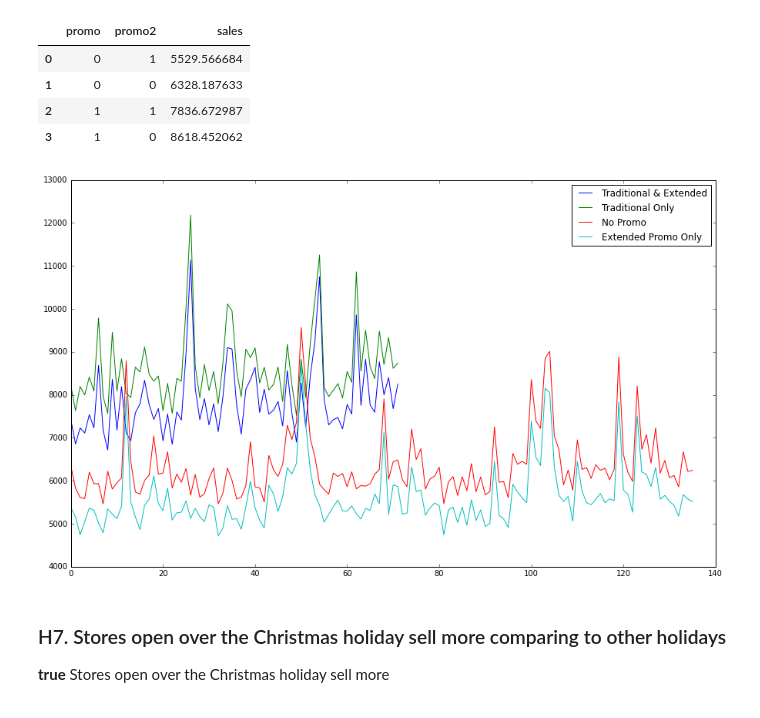
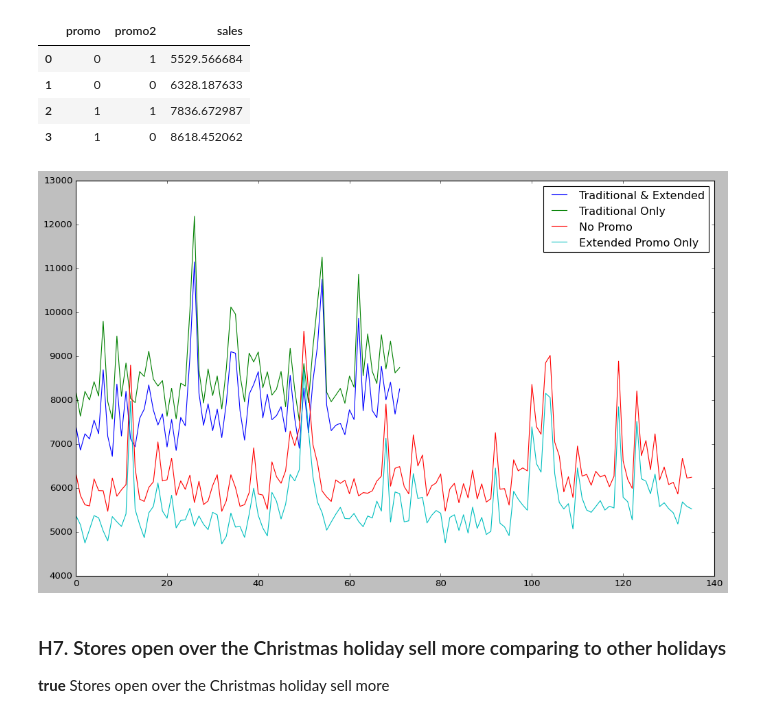
Before and after one commit to Eduardo-95-DS/Rossmann-sales-prediction, a Jupyter notebook: notebooks/look_1.0-ear-store-sales-prediction-sell.ipynb, the cells around one changed output. Drawn from its saved outputs; the diff is of its cells as text; code cells hidden in the pictures.

```diff
--- a/notebooks/look_1.0-ear-store-sales-prediction-sell.ipynb
+++ b/notebooks/look_1.0-ear-store-sales-prediction-sell.ipynb
@@ -571,21 +576,3 @@ aux2.pivot(index='year_week',columns='assortment',values='sales').plot();
 # %% [markdown]
 ### **H2.** Stores with closer competitors should sell less
 **false** the distance between stores doesn't affect the sales
-# %%
-rcParams['figure.figsize'] = 25,18
-
-aux1=df4[['competition_distance','sales']].groupby('competition_distance').mean().reset_index()
-
-grid=gridspec.GridSpec(2,2)
-
-plt.subplot(grid[0,0])
-sns.scatterplot(x='competition_distance',y='sales',data=aux1);
-
-plt.subplot(grid[0,1])
-bins=list(np.arange(0,20000,1000))
-aux1['competition_distance_binned']=pd.cut(aux1['competition_distance'],bins=bins)
-aux2=aux1[['competition_distance_binned','sales']].groupby('competition_distance_binned').mean().reset_index()
-sns.barplot(x='sales',y='competition_distance_binned',data=aux2);
-
-plt.subplot(grid[1,:])
-sns.heatmap(aux1.corr(method='pearson'),annot=True);
@@ -593,0 +579,20 @@ sns.heatmap(aux1.corr(method='pearson'),annot=True);
+# %%
+plt.style.use("classic")
+
+rcParams['figure.figsize'] = 15,15
+
+grid=gridspec.GridSpec(2,2)
+
+aux1=df4[['competition_distance','sales']].groupby('competition_distance').mean().reset_index()
+
+plt.subplot(grid[0,:])
+bins=list(np.arange(0,20000,1000))
+aux1['competition_distance_binned']=pd.cut(aux1['competition_distance'],bins=bins)
+aux2=aux1[['competition_distance_binned','sales']].groupby('competition_distance_binned').mean().reset_index()
+sns.barplot(x='sales',y='competition_distance_binned',data=aux2);
+
+plt.subplot(grid[1,0])
+sns.scatterplot(x='competition_distance',y='sales',data=aux1);
+
+plt.subplot(grid[1,1])
+sns.heatmap(aux1.corr(method='pearson'),annot=True);
@@ -659,24 +666,26 @@ df4[['promo','promo2','sales']].groupby(['promo','promo2']).mean().sort_values(b
 | 2 | 1 | 1 | 7836.672987 |
 | 3 | 1 | 0 | 8618.452062 |
 # %%
+plt.style.use("classic")
+
 rcParams['figure.figsize'] = 15,9
 
 aux1=df4[(df4['promo']==1) & (df4['promo2'] ==1)][['year_week','sales']].groupby('year_week').mean().reset_index()
 ax=aux1.plot()
 
 aux2=df4[(df4['promo']==1) & (df4['promo2'] ==0)][['year_week','sales']].groupby('year_week').mean().reset_index()
 aux2.plot(ax=ax)
 # ax.legend(labels=['Traditional Only','Traditional & Extended','No Promo','Extended Promo Only']);
 
 aux2=df4[(df4['promo']==0) & (df4['promo2'] ==0)][['year_week','sales']].groupby('year_week').mean().reset_index()
 aux2.plot(ax=ax)
 
 aux2=df4[(df4['promo']==0) & (df4['promo2'] ==1)][['year_week','sales']].groupby('year_week').mean().reset_index()
 aux2.plot(ax=ax)
 
 ax.legend(labels=['Traditional & Extended','Traditional Only','No Promo','Extended Promo Only']);
 # %% [output]
-[figure, old version]
+[figure, new version]
 # %% [markdown]
 ### H7. Stores open over the Christmas holiday sell more comparing to other holidays
 **true** Stores open over the Christmas holiday sell more
```
Also changed, not shown: parts of 3 cells of this notebook.
